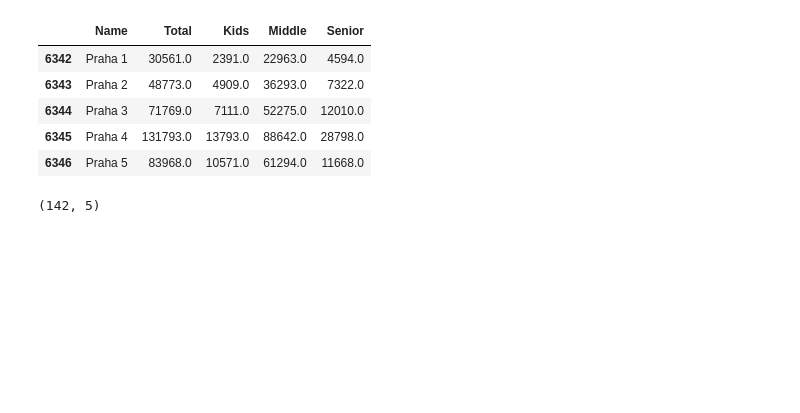
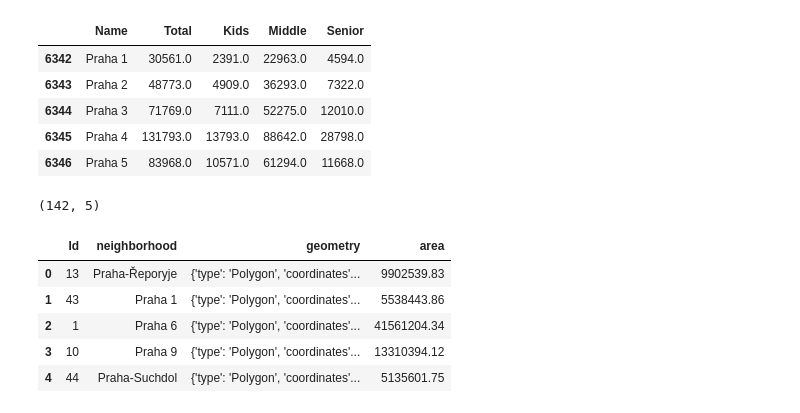
Before and after one commit to tonnyeremin/Urban-Data-Science, a Jupyter notebook: Praha Claaaifier.ipynb, the cells around one changed output. Cells and saved outputs as stored; diff of their text form; code cells hidden in the pictures; blank space fills up the shorter version.

```diff
--- a/Praha Claaaifier.ipynb
+++ b/Praha Claaaifier.ipynb
@@ -34,6 +34,6 @@ with urllib.request.urlopen(mestky_casty_url) as raw_data:
     data = raw_data.read()
     mestky_casty_json = json.loads(data)
 
-df_mestky_casty_geo = gpd.GeoDataFrame(mestky_casty_json["features"])
-df_mestky_casty_geo.head()
+df_mestky_casty_geo = pd.DataFrame(mestky_casty_json["features"])
+print(df_mestky_casty_geo.head())
 # %% [output]
@@ -169,3 +168,19 @@ df_population_praha.head()
 df_population_praha.shape
 # %% [output]
 (142, 5)
+# %%
+neighborhood = pd.DataFrame(columns=['Id', 'neighborhood', 'geometry', 'area'])
+# %%
+index = 0
+for index, row in df_mestky_casty_geo.iterrows():
+    neighborhood.loc[index] = [row['properties']['ID'], row['properties']['NAZEV_MC'], row['geometry'], row['properties']['PLOCHA']]
+
+
+neighborhood.head()
+# %% [output]
+|  | Id | neighborhood | geometry | area |
+| 0 | 13 | Praha-Řeporyje | {'type': 'Polygon', 'coordinates'... | 9902539.83 |
+| 1 | 43 | Praha 1 | {'type': 'Polygon', 'coordinates'... | 5538443.86 |
+| 2 | 1 | Praha 6 | {'type': 'Polygon', 'coordinates'... | 41561204.34 |
+| 3 | 10 | Praha 9 | {'type': 'Polygon', 'coordinates'... | 13310394.12 |
+| 4 | 44 | Praha-Suchdol | {'type': 'Polygon', 'coordinates'... | 5135601.75 |
```
Also changed, not shown: parts of 2 cells of this notebook.
